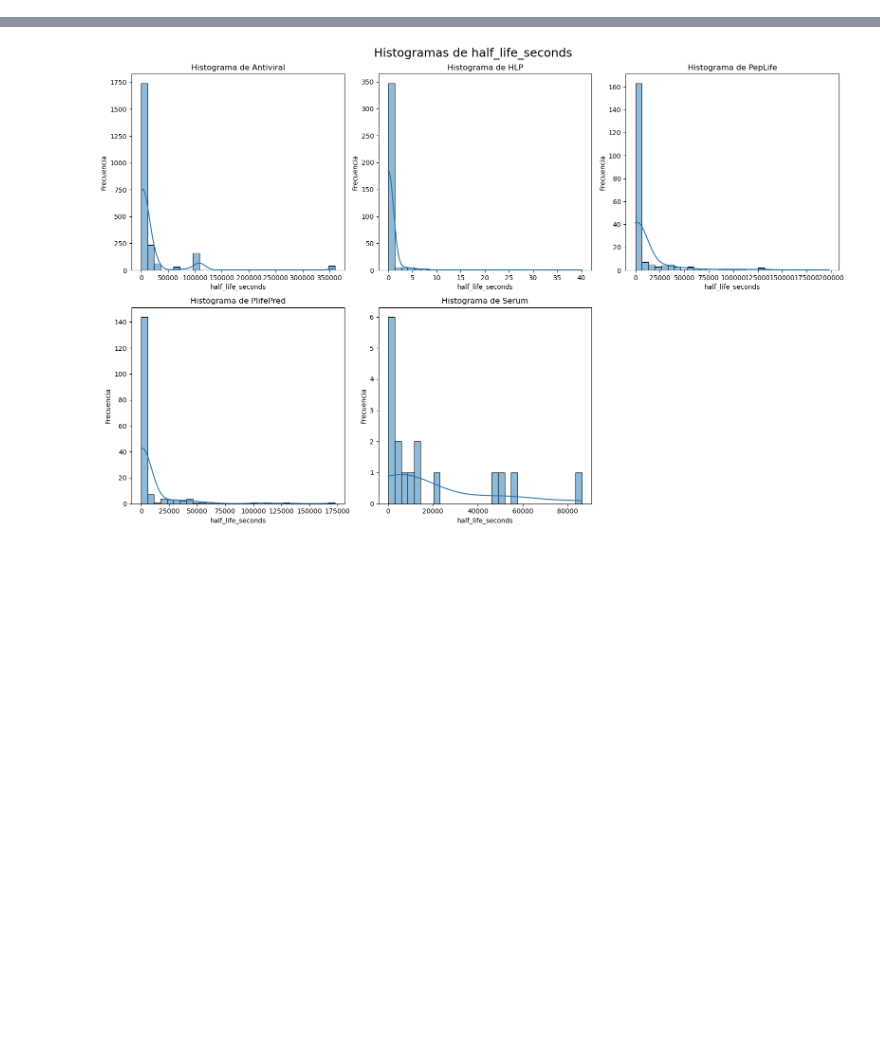
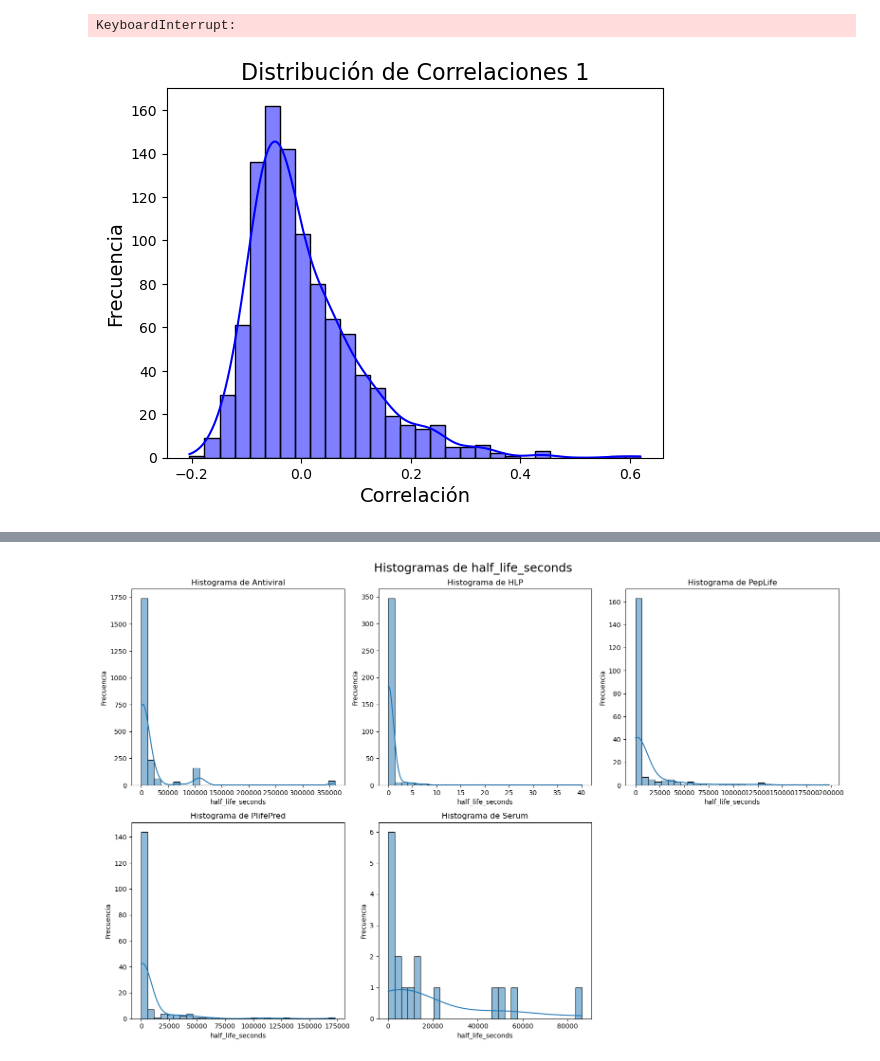
Before and after one commit to Jmartingar/Half-Life_Code, a Jupyter notebook: all_data_2.ipynb, the cells around one changed output, grey strips where cells are left out. Cells and saved outputs as stored; diff of their text form; code cells hidden in the pictures; blank space fills up the shorter version.

```diff
--- a/all_data_2.ipynb
+++ b/all_data_2.ipynb
@@ -23,7 +63,14 @@ dataframes = {
 # %%
-n = random.randint(50, 1000)
-for i in range(1):
+correlations1 = []
+correlations1_5 = []
+
+for i in range(1000):
     ran1 = random.choice(list(dataframes.keys()))
     ran2 = random.choice(list(dataframes.keys()))
-    m1=dataframes[ran1]['half_life_seconds'].sample(1)
-    m2=dataframes[ran2]['half_life_seconds'].sample(1)
+    m1=dataframes[ran1]['half_life_seconds'].sample(100, replace=True)
+    m2=dataframes[ran2]['half_life_seconds'].sample(100, replace=True)
+    m1, m2 = m1.reset_index(drop=True), m2.reset_index(drop=True)
+    corr = m1.corr(m2)
+    corr2= m2.corr(m2, method='spearman')
+    correlations1.append(corr)
+    correlations1_5.append(corr2)
@@ -131,0 +77,34 @@ ValueError: m has more than 2 dimensions
+# %%
+correlations2 = []
+correlations2_5 = []
+for i in range(1000):
+    serie1 = []
+    serie2 = []
+    for j in range(1000):
+        ran1 = random.choice(list(dataframes.keys()))
+        ran2 = random.choice(list(dataframes.keys()))
+        m1=dataframes[ran1]['half_life_seconds'].sample(1, replace=True)
+        m2=dataframes[ran2]['half_life_seconds'].sample(1, replace=True)
+        m1, m2 = m1.reset_index(drop=True), m2.reset_index(drop=True)
+        serie1.append(m1)
+        serie2.append(m2)
+    serie1 = pd.Series(serie1)
+    serie2 = pd.Series(serie2)
+    corr = serie1.corr(serie2)
+    corr2 = serie1.corr(serie2, method='spearman')
+    correlations2.append(corr)
+    correlations2_5.append(corr2)
+# %% [output]
+KeyboardInterrupt:
+# %%
+sns.histplot(correlations1, kde=True, bins=30, color='blue')
+
+# Añadir títulos y etiquetas
+plt.title('Distribución de Correlaciones 1', fontsize=16)
+plt.xlabel('Correlación', fontsize=14)
+plt.ylabel('Frecuencia', fontsize=14)
+
+# Mostrar el gráfico
+plt.show()
+# %% [output]
+[figure, added]
```
Also changed, not shown: parts of 13 cells of this notebook, 1 other file.
